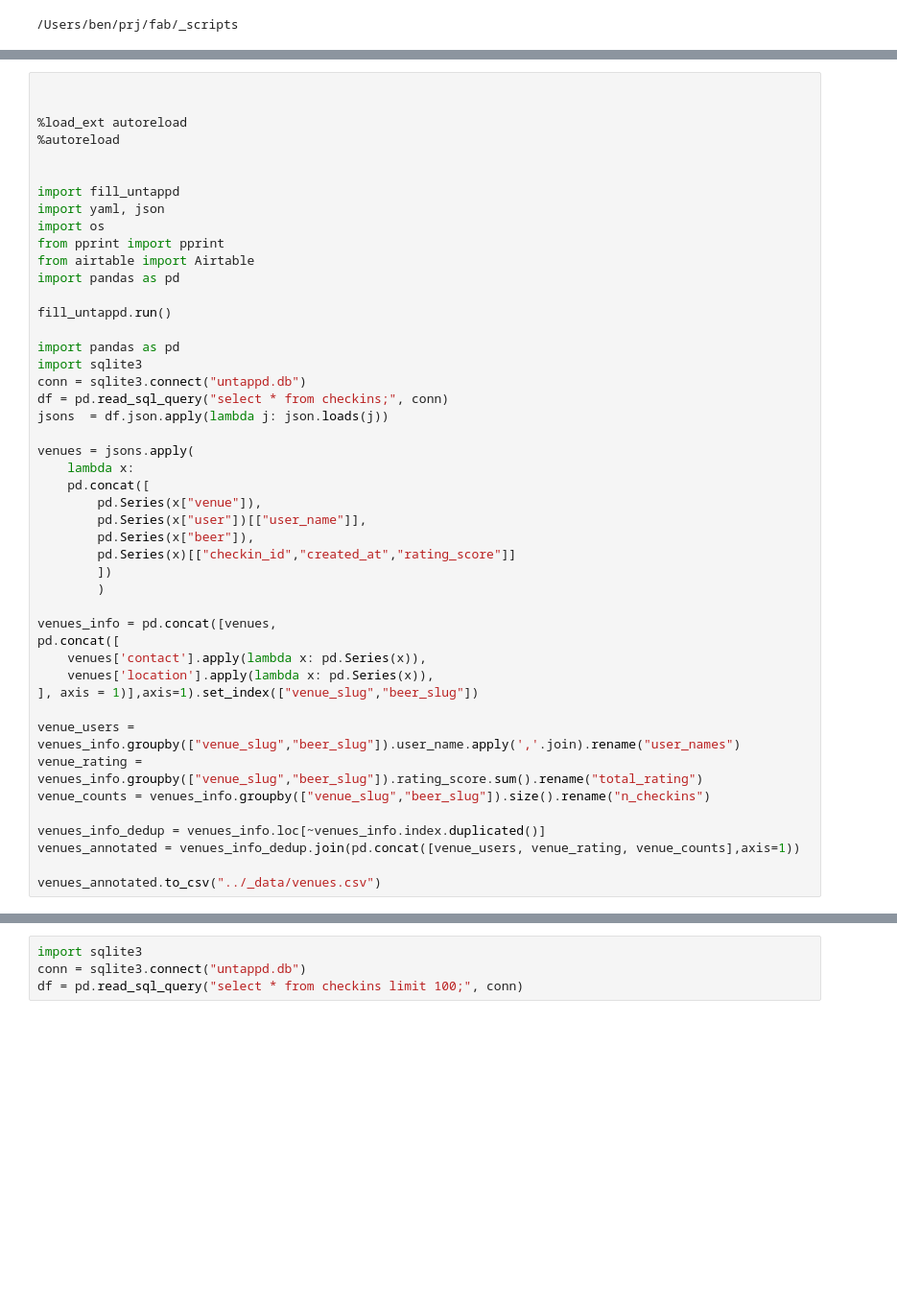
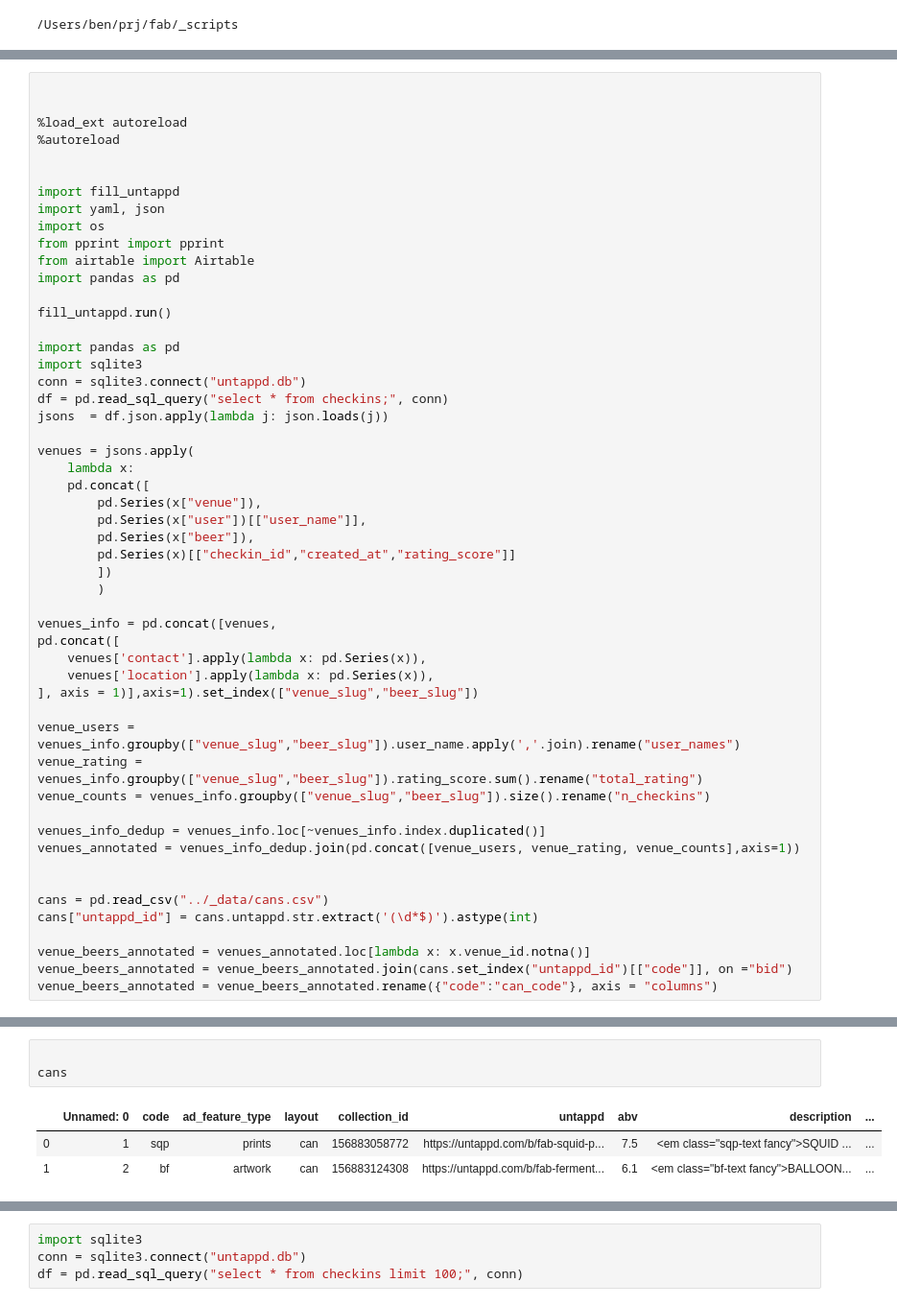
Before and after one commit to fab-rems/fab-beer.github.io, a Jupyter notebook: _scripts/sync_cans.ipynb, the cells around one changed output, grey strips where cells are left out. Shown: that part at 96% size. Cells and saved outputs as stored; diff of their text form; blank space fills up the shorter version.

Commit message:
find our beer

```diff
--- a/_scripts/sync_cans.ipynb
+++ b/_scripts/sync_cans.ipynb
@@ -48,7 +156,13 @@ venue_counts = venues_info.groupby(["venue_slug","beer_slug"]).size().rename("n_
 venues_info_dedup = venues_info.loc[~venues_info.index.duplicated()]
 venues_annotated = venues_info_dedup.join(pd.concat([venue_users, venue_rating, venue_counts],axis=1))
 
-venues_annotated.to_csv("../_data/venues.csv")
+
+cans = pd.read_csv("../_data/cans.csv")
+cans["untappd_id"] = cans.untappd.str.extract('(\d*$)').astype(int)
+
+venue_beers_annotated = venues_annotated.loc[lambda x: x.venue_id.notna()]
+venue_beers_annotated = venue_beers_annotated.join(cans.set_index("untappd_id")[["code"]], on ="bid")
+venue_beers_annotated = venue_beers_annotated.rename({"code":"can_code"}, axis = "columns")
 # %% [output]
 The autoreload extension is already loaded. To reload it, use:
   %reload_ext autoreload
@@ -61,0 +190,7 @@ fill_untappd.run()
+# %%
+
+cans
+# %% [output]
+|  | Unnamed: 0 | code | ad_feature_type | layout | collection_id | untappd | abv | description | ... |
+| 0 | 1 | sqp | prints | can | 156883058772 | https://untappd.com/b/fab-squid-p... | 7.5 | <em class="sqp-text fancy">SQUID ... | ... |
+| 1 | 2 | bf | artwork | can | 156883124308 | https://untappd.com/b/fab-ferment... | 6.1 | <em class="bf-text fancy">BALLOON... | ... |
```
Also changed, not shown: parts of 14 cells of this notebook, 12 other files.
